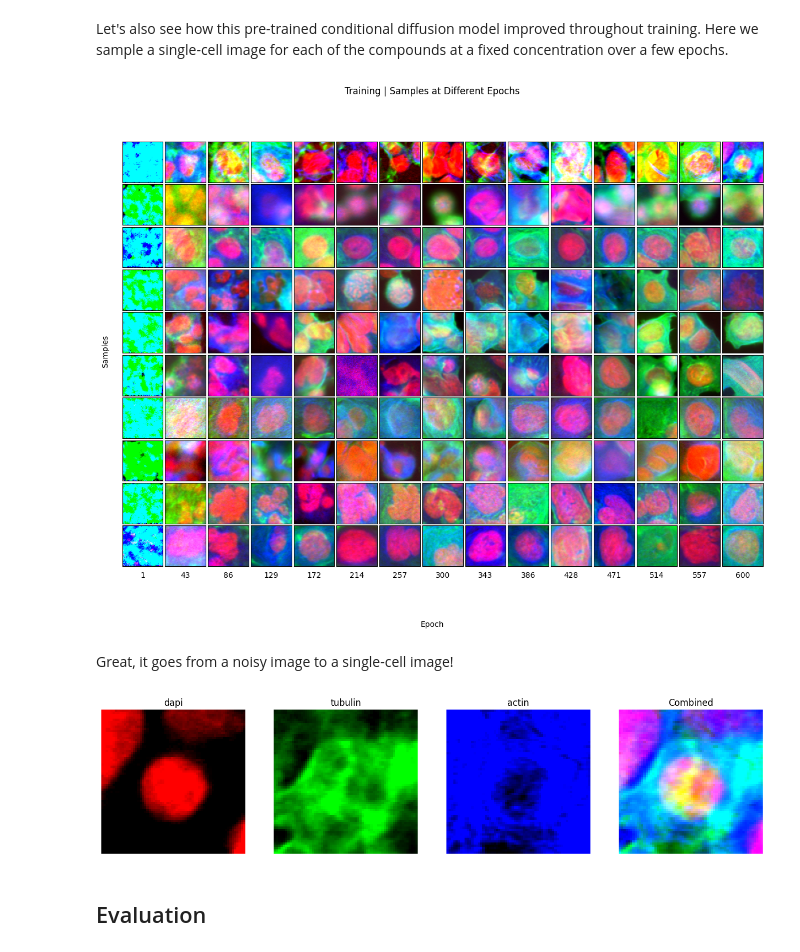
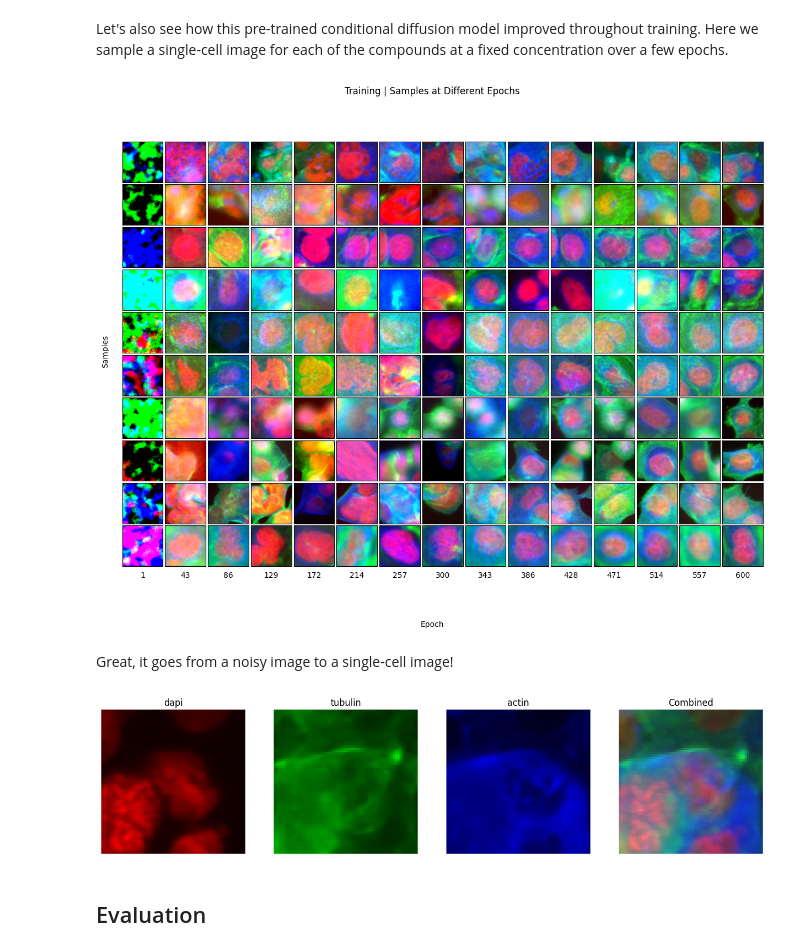
Before and after one commit to RasmusML/DiffCell, a Jupyter notebook: playground.ipynb, the cells around one changed output. Drawn from its saved outputs; the diff is of its cells as text; code cells hidden in the pictures.

```diff
--- a/playground.ipynb
+++ b/playground.ipynb
@@ -188,16 +186,16 @@ plot_images(sampled_images)
 # %% [markdown]
 Let's also see how this pre-trained conditional diffusion model improved throughout training. Here we sample a single-cell image for each of the compounds at a fixed concentration over a few epochs.
 # %%
-epoch_images, epochs = load_epoch_images("./results/DDPM_Conditional/")
+epoch_images, epochs = load_epoch_images("./results/DDPM_Conditional/training")
 plot_epoch_sample_series(epoch_images, epochs)
 # %% [output]
-[figure, old version]
+[figure, new version]
-# %% [markdown]
-Great, it goes from a noisy image to a single-cell image!
+# %% [markdown]
+Great, it goes from a noisy image to a single-cell image!
 # %%
 plot_channels(epoch_images[-1][0])
 # %% [output]
-[figure, old version]
+[figure, new version]
 # %% [markdown]
 ## Evaluation
 # %% [markdown]
```
Also changed, not shown: parts of 37 cells of this notebook, 3 other files.
